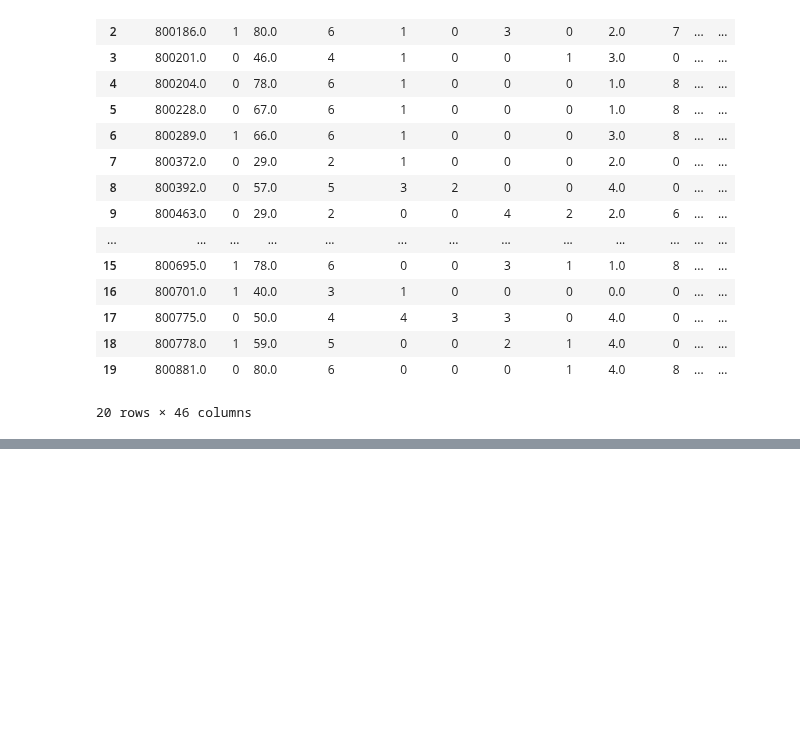
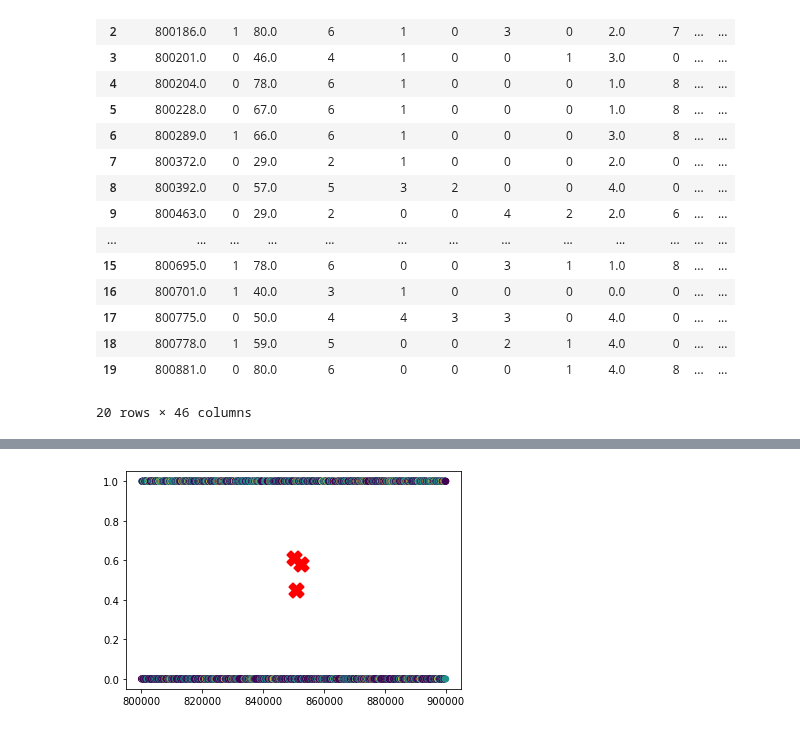
Before and after one commit to martynapiskorz/carn-t, a Jupyter notebook: LISS By wave/Y 20/merged_20.ipynb, the cells around one changed output, grey strips where cells are left out. Cells and saved outputs as stored; diff of their text form; code cells hidden in the pictures; blank space fills up the shorter version.

```diff
--- a/LISS By wave/Y 20/merged_20.ipynb
+++ b/LISS By wave/Y 20/merged_20.ipynb
@@ -435,0 +553,14 @@ merged_20.head(20)
+# %%
+k = 3
+kmeans = KMeans(n_clusters=k)
+
+kmeans.fit(merged_20)
+
+labels = kmeans.labels_
+centroids = kmeans.cluster_centers_
+
+plt.scatter(merged_20[:, 0], merged_20[:, 1], c=labels, cmap='viridis')
+plt.scatter(centroids[:, 0], centroids[:, 1], marker='X', s=200, linewidths=2, color='red')
+plt.show()
+# %% [output]
+[figure, added]
```
Also changed, not shown: parts of 10 cells of this notebook.
